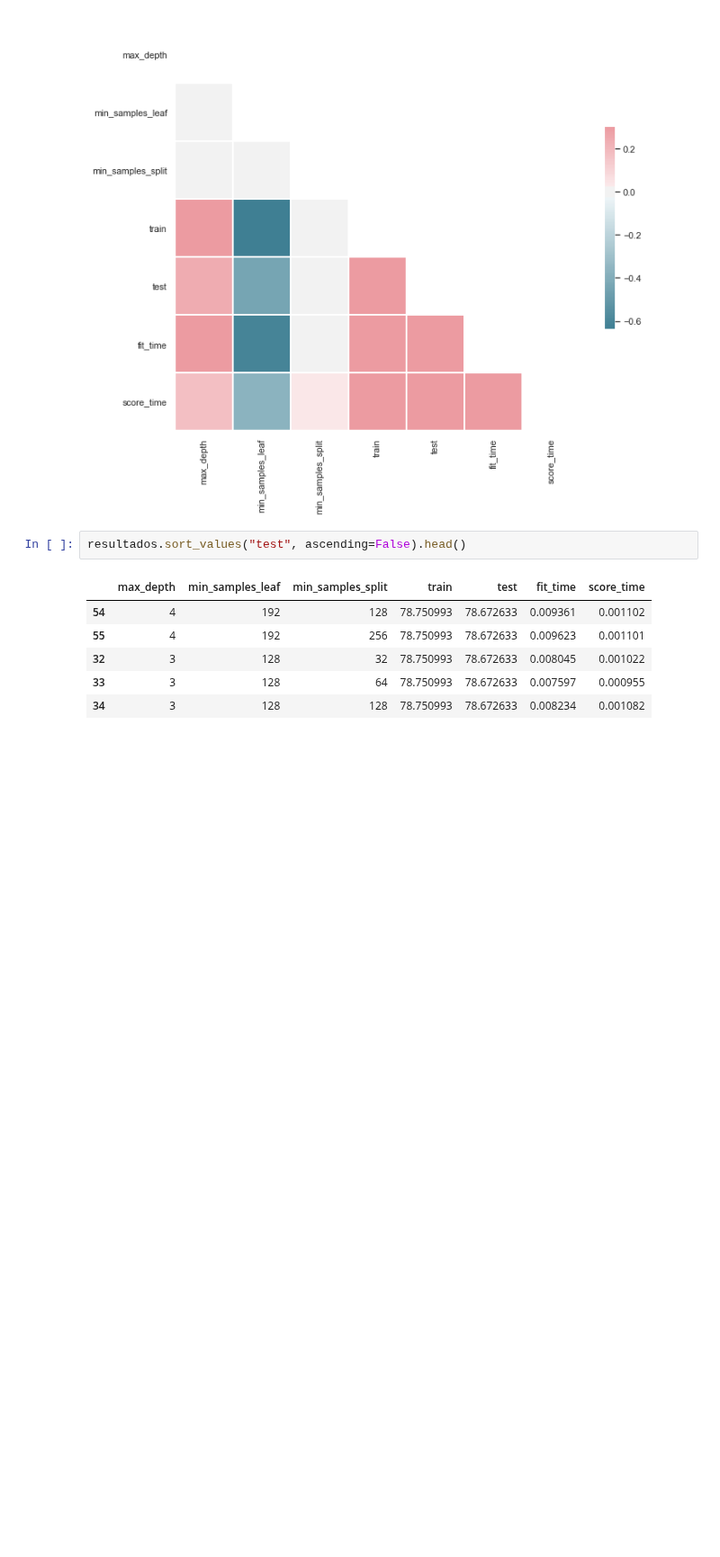
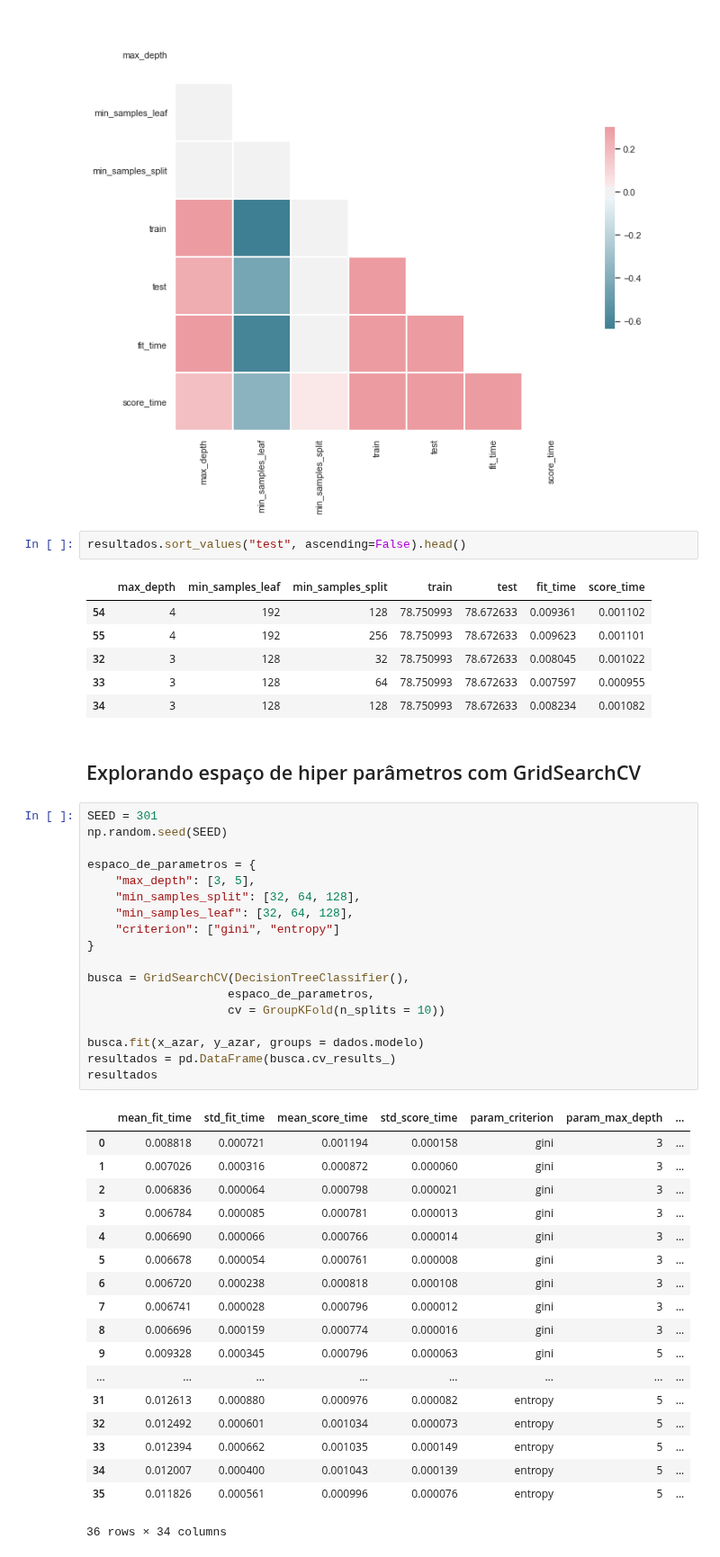
Before and after one commit to lsandrade/alura-ml, a Jupyter notebook: Otimização de modelos.ipynb, the cells around one changed output. Shown at 90% size. Saved outputs shown, nothing was run; the diff lists cells and outputs as text; blank space fills up the shorter version.

Commit message:
Explora espaço de hiper parametros com GridSearchCV

```diff
--- a/Otimização de modelos.ipynb
+++ b/Otimização de modelos.ipynb
@@ -542,3 +544,42 @@ resultados.sort_values("test", ascending=False).head()
 | 32 | 3 | 128 | 32 | 78.750993 | 78.672633 | 0.008045 | 0.001022 |
 | 33 | 3 | 128 | 64 | 78.750993 | 78.672633 | 0.007597 | 0.000955 |
 | 34 | 3 | 128 | 128 | 78.750993 | 78.672633 | 0.008234 | 0.001082 |
+# %% [markdown]
+## Explorando espaço de hiper parâmetros com GridSearchCV
+# %%
+SEED = 301
+np.random.seed(SEED)
+
+espaco_de_parametros = {
+    "max_depth": [3, 5],
+    "min_samples_split": [32, 64, 128],
+    "min_samples_leaf": [32, 64, 128],
+    "criterion": ["gini", "entropy"]
+}
+
+busca = GridSearchCV(DecisionTreeClassifier(),
+                    espaco_de_parametros,
+                    cv = GroupKFold(n_splits = 10))
+
+busca.fit(x_azar, y_azar, groups = dados.modelo)
+resultados = pd.DataFrame(busca.cv_results_)
+resultados
+# %% [output]
+|  | mean_fit_time | std_fit_time | mean_score_time | std_score_time | param_criterion | param_max_depth | ... |
+| 0 | 0.008818 | 0.000721 | 0.001194 | 0.000158 | gini | 3 | ... |
+| 1 | 0.007026 | 0.000316 | 0.000872 | 0.000060 | gini | 3 | ... |
+| 2 | 0.006836 | 0.000064 | 0.000798 | 0.000021 | gini | 3 | ... |
+| 3 | 0.006784 | 0.000085 | 0.000781 | 0.000013 | gini | 3 | ... |
+| 4 | 0.006690 | 0.000066 | 0.000766 | 0.000014 | gini | 3 | ... |
+| 5 | 0.006678 | 0.000054 | 0.000761 | 0.000008 | gini | 3 | ... |
+| 6 | 0.006720 | 0.000238 | 0.000818 | 0.000108 | gini | 3 | ... |
+| 7 | 0.006741 | 0.000028 | 0.000796 | 0.000012 | gini | 3 | ... |
+| 8 | 0.006696 | 0.000159 | 0.000774 | 0.000016 | gini | 3 | ... |
+| 9 | 0.009328 | 0.000345 | 0.000796 | 0.000063 | gini | 5 | ... |
+| ... | ... | ... | ... | ... | ... | ... | ... |
+| 31 | 0.012613 | 0.000880 | 0.000976 | 0.000082 | entropy | 5 | ... |
+| 32 | 0.012492 | 0.000601 | 0.001034 | 0.000073 | entropy | 5 | ... |
+| 33 | 0.012394 | 0.000662 | 0.001035 | 0.000149 | entropy | 5 | ... |
+| 34 | 0.012007 | 0.000400 | 0.001043 | 0.000139 | entropy | 5 | ... |
+| 35 | 0.011826 | 0.000561 | 0.000996 | 0.000076 | entropy | 5 | ... |
+36 rows × 34 columns
```
Also changed, not shown: parts of 5 cells of this notebook.
